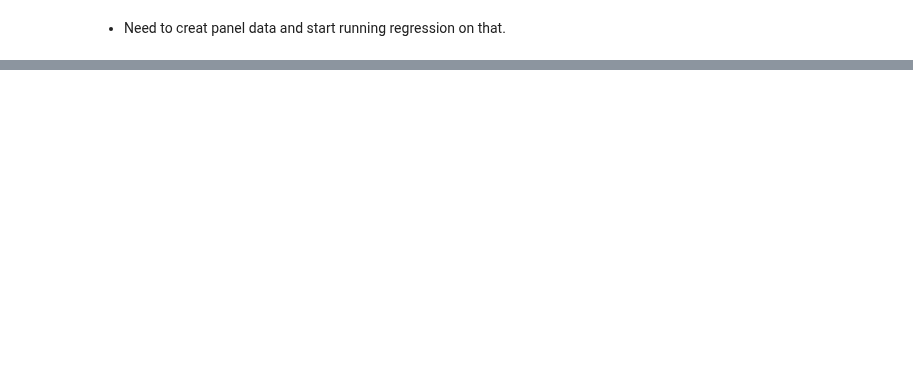
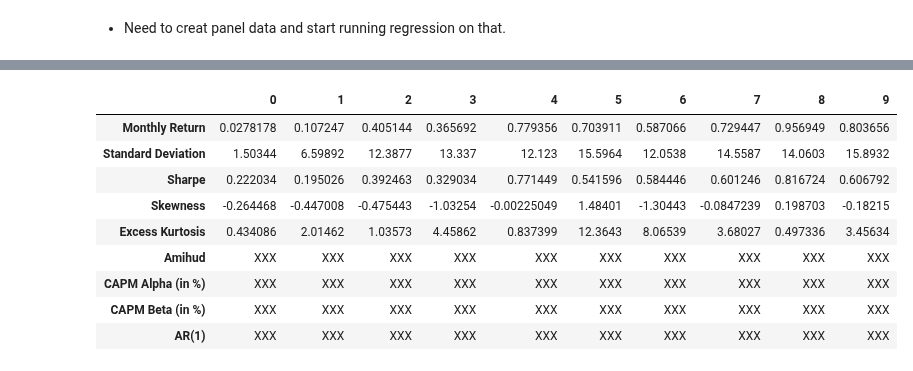
Before and after one commit to mrefermat/FinancePhD, a Jupyter notebook: LiquidityMomentum/Amihud with rebalance and other moments and drawdown.ipynb, the cells around one changed output, grey strips where cells are left out. Drawn from its saved outputs; the diff is of its cells as text; code cells hidden in the pictures; blank space fills up the shorter version.

Commit message:
Table 1 is starting to take shape for liquidity paper

```diff
--- a/LiquidityMomentum/Amihud with rebalance and other moments and drawdown.ipynb
+++ b/LiquidityMomentum/Amihud with rebalance and other moments and drawdown.ipynb
@@ -90,0 +89,2 @@ pd.DataFrame(rtns).set_index(0).plot(colormap='jet',kind='box',title='Median Sta
+# %%
+un_dec=quantile_portfolios_annual(amihud,cleansed)
@@ -90,0 +120,23 @@ pd.DataFrame(rtns).set_index(0).plot(colormap='jet',kind='box',title='Median Sta
+# %%
+res=pd.DataFrame()
+res['Monthly Return']=un_dec.mean()*100
+res['Standard Deviation']=un_dec.std()*math.sqrt(12)*100
+res['Sharpe']=calc_Sharpe(un_dec)
+res['Skewness']=un_dec.skew()
+res['Excess Kurtosis']=un_dec.kurtosis()
+res['Amihud']='XXX'
+res['CAPM Alpha (in %)']='XXX'
+res['CAPM Beta (in %)']='XXX'
+res['AR(1)']='XXX'
+res.T.round(2)
+# %% [output]
+|  | 0 | 1 | 2 | 3 | 4 | 5 | 6 | 7 | 8 | 9 |
+| Monthly Return | 0.0278178 | 0.107247 | 0.405144 | 0.365692 | 0.779356 | 0.703911 | 0.587066 | 0.729447 | 0.956949 | 0.803656 |
+| Standard Deviation | 1.50344 | 6.59892 | 12.3877 | 13.337 | 12.123 | 15.5964 | 12.0538 | 14.5587 | 14.0603 | 15.8932 |
+| Sharpe | 0.222034 | 0.195026 | 0.392463 | 0.329034 | 0.771449 | 0.541596 | 0.584446 | 0.601246 | 0.816724 | 0.606792 |
+| Skewness | -0.264468 | -0.447008 | -0.475443 | -1.03254 | -0.00225049 | 1.48401 | -1.30443 | -0.0847239 | 0.198703 | -0.18215 |
+| Excess Kurtosis | 0.434086 | 2.01462 | 1.03573 | 4.45862 | 0.837399 | 12.3643 | 8.06539 | 3.68027 | 0.497336 | 3.45634 |
+| Amihud | XXX | XXX | XXX | XXX | XXX | XXX | XXX | XXX | XXX | XXX |
+| CAPM Alpha (in %) | XXX | XXX | XXX | XXX | XXX | XXX | XXX | XXX | XXX | XXX |
+| CAPM Beta (in %) | XXX | XXX | XXX | XXX | XXX | XXX | XXX | XXX | XXX | XXX |
+| AR(1) | XXX | XXX | XXX | XXX | XXX | XXX | XXX | XXX | XXX | XXX |
```
Also changed, not shown: parts of 16 cells of this notebook, 4 other files.
